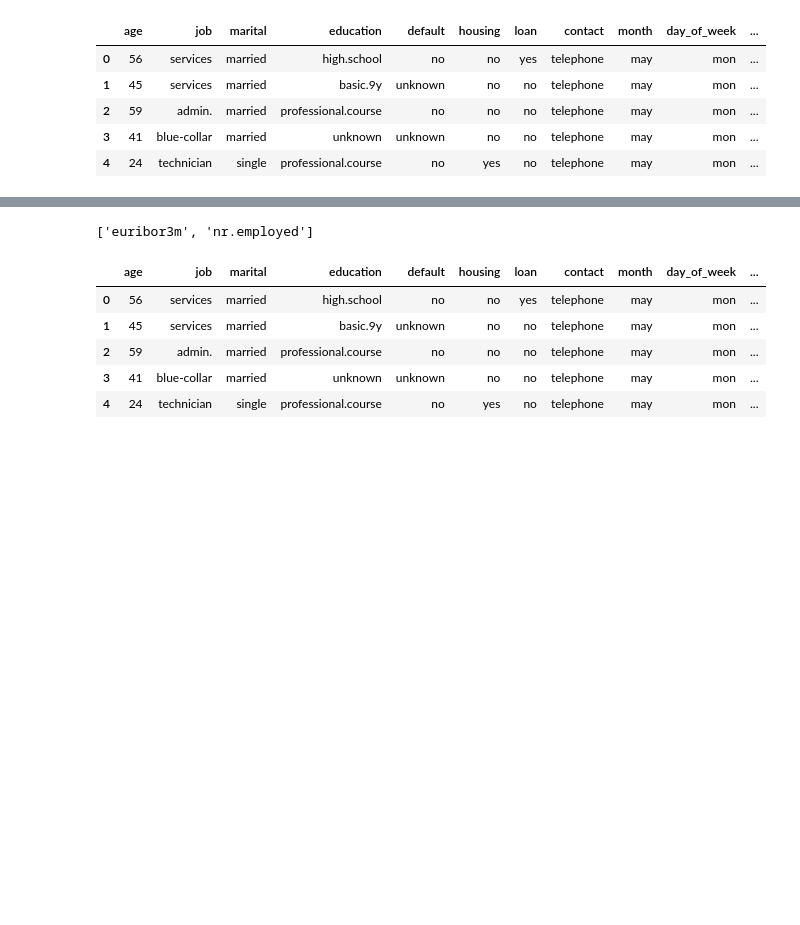
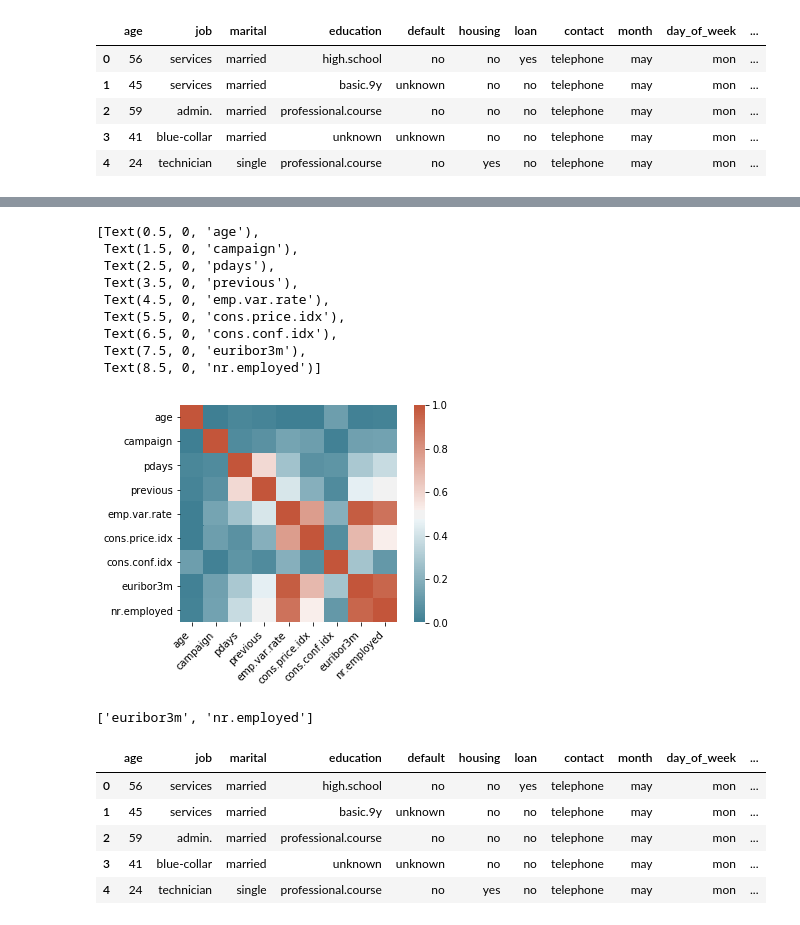
Before and after one commit to yfundorac/final-project, a Jupyter notebook: main.ipynb, the cells around one changed output, grey strips where cells are left out. Saved outputs shown, nothing was run; the diff lists cells and outputs as text; code cells hidden in the pictures; blank space fills up the shorter version.

```diff
--- a/main.ipynb
+++ b/main.ipynb
@@ -122,6 +131,34 @@ corr_matrix
 | cons.conf.idx | 0.129262 | 0.012388 | 0.089587 | 0.052069 | 0.199778 | 0.062526 | 1.000000 | 0.280493 | ... |
 | euribor3m | 0.010845 | 0.134640 | 0.297038 | 0.453220 | 0.972243 | 0.687433 | 0.280493 | 1.000000 | ... |
 | nr.employed | 0.018226 | 0.143609 | 0.372449 | 0.500861 | 0.906857 | 0.521010 | 0.102931 | 0.945145 | ... |
+# %%
+ax = sns.heatmap(
+    corr_matrix, #data
+
+    cmap = sns.diverging_palette(
+        220, # Anchor hue (negative)
+        20, # Anchor hue (positive)
+        n = 360 #Number of colors in the palette (optional)
+    ),
+    square = True,
+)
+
+ax.set_xticklabels(
+    ax.get_xticklabels(),
+    rotation = 45,
+    horizontalalignment = 'right'
+)
+# %% [output]
+[Text(0.5, 0, 'age'),
+ Text(1.5, 0, 'campaign'),
+ Text(2.5, 0, 'pdays'),
+ Text(3.5, 0, 'previous'),
+ Text(4.5, 0, 'emp.var.rate'),
+ Text(5.5, 0, 'cons.price.idx'),
+ Text(6.5, 0, 'cons.conf.idx'),
+ Text(7.5, 0, 'euribor3m'),
+ Text(8.5, 0, 'nr.employed')]
+[figure, added]
 # %%
 tri = np.triu(np.ones(corr_matrix.shape), k = 1).astype(np.bool)
 upper = corr_matrix.where(tri)
```
Also changed, not shown: parts of 34 cells of this notebook, 1 other file.
